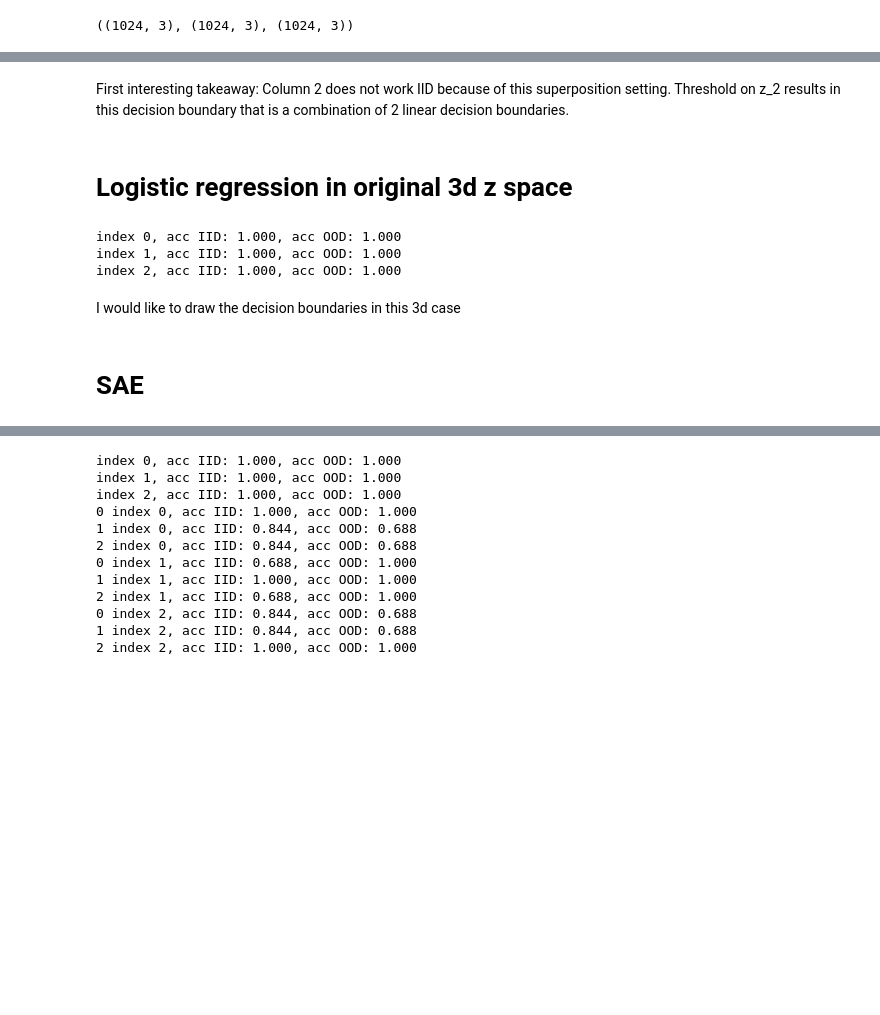
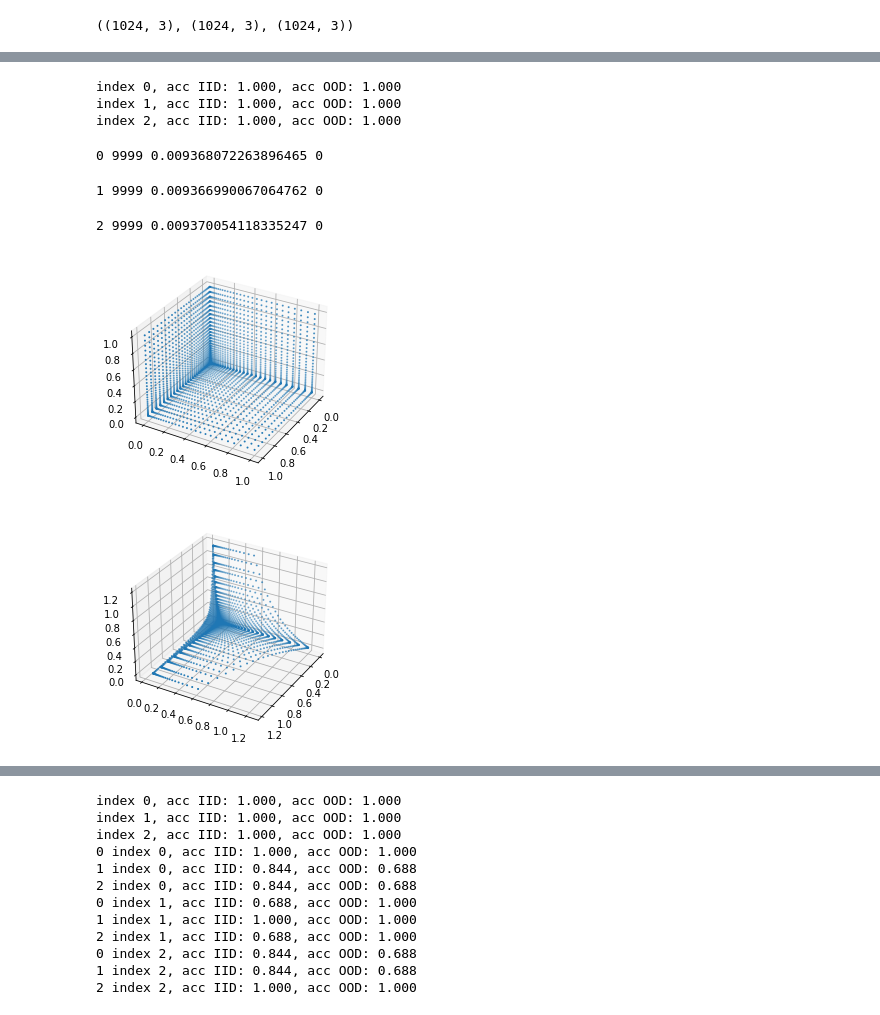
Before and after one commit to shrutij01/compositional-sparse-ood, a Jupyter notebook: notebooks/1_toy_ood_sae_clean.ipynb, the cells around one changed output, grey strips where cells are left out. Saved outputs shown, nothing was run; the diff lists cells and outputs as text; code cells hidden in the pictures; blank space fills up the shorter version.

```diff
--- a/notebooks/1_toy_ood_sae_clean.ipynb
+++ b/notebooks/1_toy_ood_sae_clean.ipynb
@@ -222,8 +177,3 @@ plt.show()
-# %% [markdown]
-First interesting takeaway: Column 2 does not work IID because of this superposition setting.
-Threshold on z_2 results in this decision boundary that is a combination of 2 linear decision boundaries.
-# %% [markdown]
-# Logistic regression in original 3d z space
 # %%
 for ind in range(3):
     clf = LogisticRegression(C=C).fit(z_iid, label_iid[:, ind])
@@ -235,20 +185,69 @@ for ind in range(3):
 index 0, acc IID: 1.000, acc OOD: 1.000
 index 1, acc IID: 1.000, acc OOD: 1.000
 index 2, acc IID: 1.000, acc OOD: 1.000
-# %% [markdown]
-I would like to draw the decision boundaries in this 3d case
+# %%
+num_seed = 3
+
+target = np.concatenate([z_01, z_12, z_02], 0)
+inputs = target @ A
+inputs = torch.tensor(inputs, dtype=torch.float32, device=device)
+target = torch.tensor(target, dtype=torch.float32, device=device)
+
+best_loss = np.inf
+z_ = None
+
+for rep in range(num_seed):
+    torch.manual_seed(seed + rep)
+    # SAE encoder:
+    model = nn.Sequential(nn.Linear(2, 3), nn.Softplus()).to(device)
+    # MLP gets perfect
+    # model = nn.Sequential(nn.Linear(2, 256), nn.ReLU(), nn.Linear(256, 3)).to(device)
+    decoder = nn.Linear(3, 2).to(device)
+    optim = torch.optim.Adam(list(model.parameters()) + list(decoder.parameters()), lr=1e-3)
+
+    for i in tqdm(range(10000)):
+        pred = model(inputs[:z_01.shape[0] * 2]) # train on iid
+
+        # supervised
+        mse = torch.mean((target[:z_01.shape[0] * 2] - pred)**2)
+        l1 = 0
+        loss = mse
+
+        # unsup
+        # rec = decoder(pred)
+        # mse = torch.mean((inputs[:z_01.shape[0] * 2] - rec)**2)
+        # l1 = torch.mean(torch.abs(pred) * torch.linalg.norm(decoder.weight, dim=0))
+        # loss = mse + 1e-1 * l1
+
+        optim.zero_grad()
+        loss.backward()
+        optim.step()
+    print(rep, i, mse.item(), l1)
+    if loss.item() < best_loss:
+        best_loss = loss.item()
+        pred = model(inputs) # predict all
+        z_ = pred.detach().cpu().numpy()
+# %% [output]
+0 9999 0.009368072263896465 0
+1 9999 0.009366990067064762 0
+2 9999 0.009370054118335247 0
 # %%
-# fig = plt.figure()
-# ax = fig.add_subplot(projection='3d')
-# # ax.scatter(*target.detach().cpu().numpy().T, s=s, c=label_ood)
-
-# y_vals = np.linspace(*ylim, 100)
-# x,y = np.meshgrid(x_vals,y_vals)
-# z = lambda x,y: (-clf.intercept_[0]-clf.coef_[0][0]*x-clf.coef_[0][1]*y) / clf.coef_[0][2]
-# ax.plot_surface(x, y, z(x,y))
-
+fig = plt.figure()
+ax = fig.add_subplot(projection='3d')
+ax.scatter(*target.detach().cpu().numpy().T, s=s)
 elev = 30
 azim = 30
 roll = 0
+ax.view_init(elev, azim)
 # ax.view_init(elev, azim, roll)
-# plt.show()
+
+plt.show()
+
+fig = plt.figure()
+ax = fig.add_subplot(projection='3d')
+ax.scatter(*z_.T, s=s)
+ax.view_init(elev, azim)
+plt.show()
+# %% [output]
+[figure, added]
+[figure, added]
@@ -270,2 +253,0 @@ roll = 0
-# %% [markdown]
-# SAE
```
Also changed, not shown: parts of 51 cells of this notebook, 2 other files.
